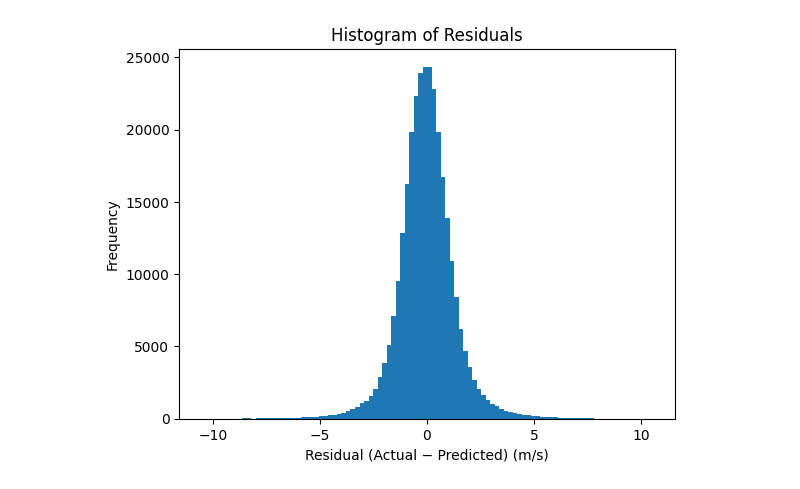
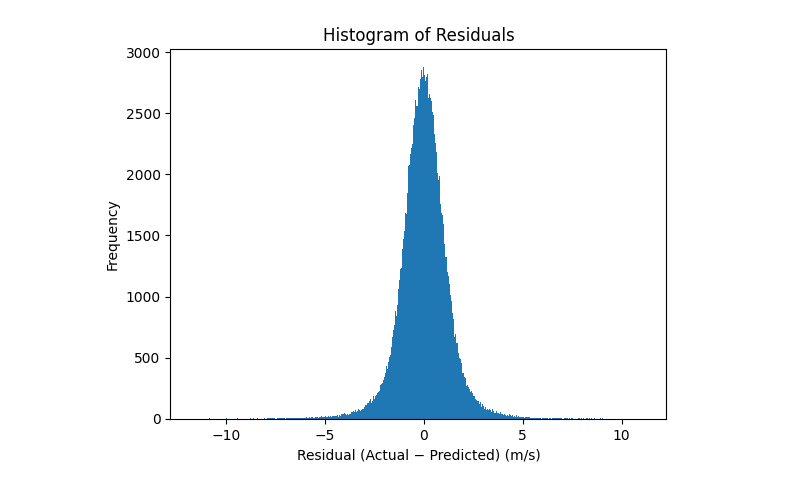
Before and after one commit to SerkanKurd/Paragliding_Flight_Analyses, a Jupyter notebook: app/machinelearning.ipynb, the cells around one changed output. Cells and saved outputs as stored; diff of their text form; code cells hidden in the pictures.

```diff
--- a/app/machinelearning.ipynb
+++ b/app/machinelearning.ipynb
@@ -205,13 +218,13 @@ plt.show()
 # %%
 # 4. Histogram of residuals
 plt.figure()
-plt.hist(residuals, bins=100)
+plt.hist(residuals, bins=1000)
 plt.xlabel("Residual (Actual − Predicted) (m/s)")
 plt.ylabel("Frequency")
 plt.title("Histogram of Residuals")
 plt.show()
 # %% [output]
-[figure, old version]
+[figure, new version]
 # %%
 # residuals = actual - y_pred from before
 res_mean = np.mean(residuals)
```
Also changed, not shown: parts of 22 cells of this notebook, 1 other file.
